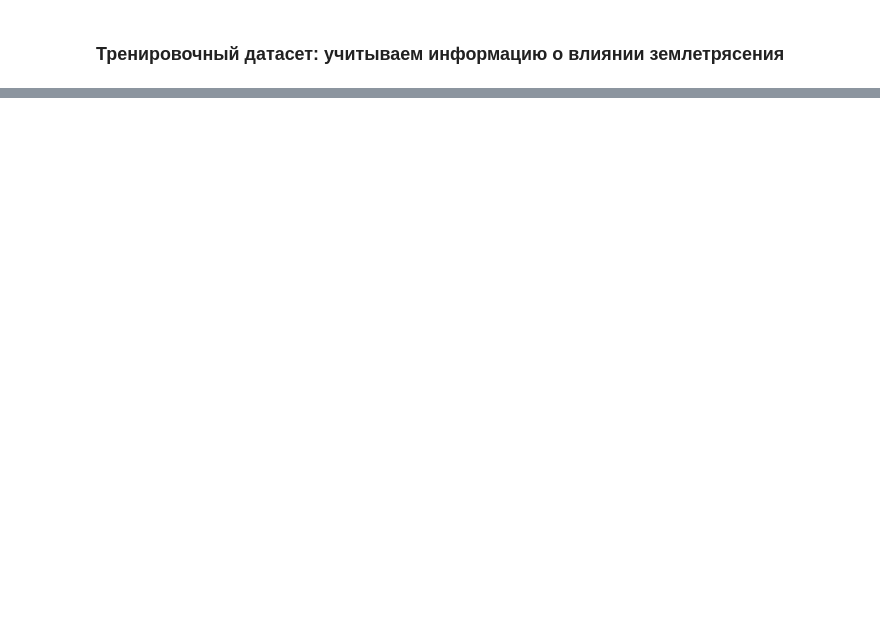
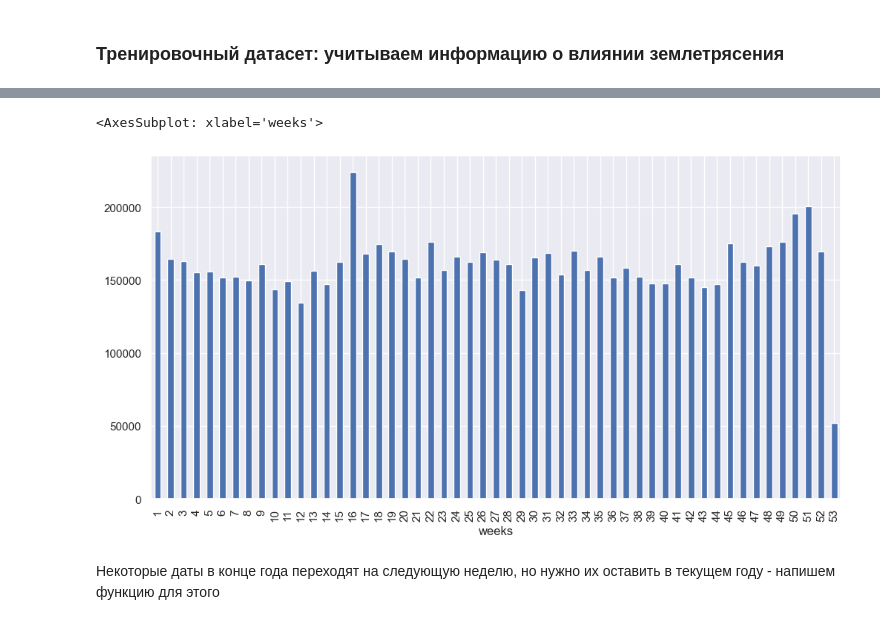
Before and after one commit to anthonypotekhin/kaggle, a Jupyter notebook: store_sales.ipynb, the cells around one changed output, grey strips where cells are left out. Saved outputs shown, nothing was run; the diff lists cells and outputs as text; code cells hidden in the pictures; blank space fills up the shorter version.

```diff
--- a/store_sales.ipynb
+++ b/store_sales.ipynb
@@ -589,0 +660,7 @@ train_filled
+# %%
+sales_in_year_plot(store=51, year=2016)
+# %% [output]
+<AxesSubplot: xlabel='weeks'>
+[figure, added]
+# %% [markdown]
+Некоторые даты в конце года переходят на следующую неделю, но нужно их оставить в текущем году - напишем функцию для этого
```
Also changed, not shown: parts of 69 cells of this notebook.
